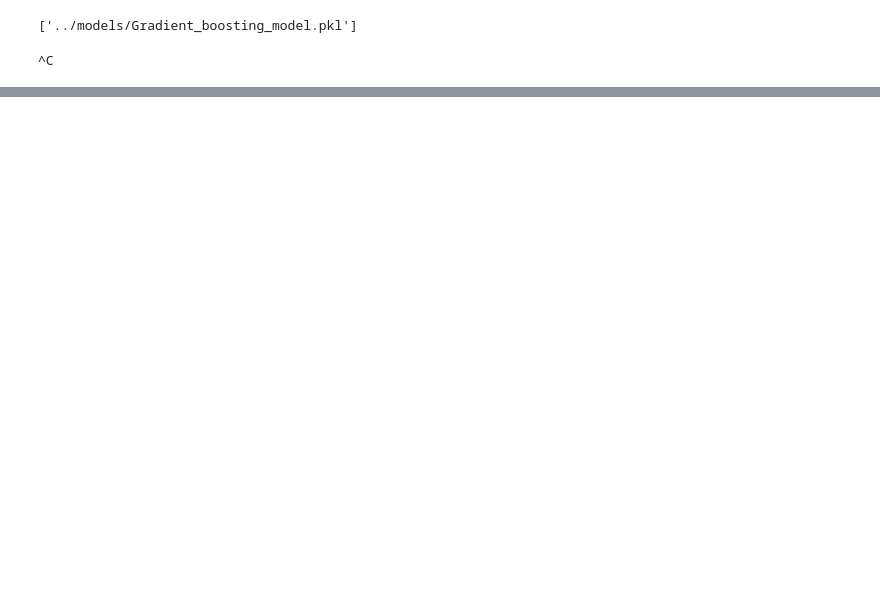
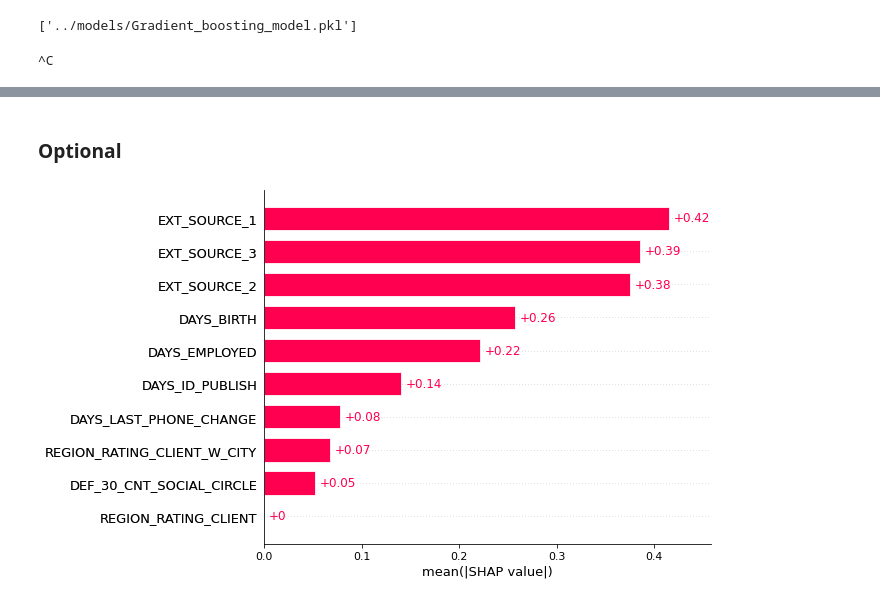
Before and after one commit to NordineOub/Home-Credit-Risk-Classification-ML, a Jupyter notebook: notebooks/ETL.ipynb, the cells around one changed output, grey strips where cells are left out. Cells and saved outputs as stored; diff of their text form; code cells hidden in the pictures; blank space fills up the shorter version.

```diff
--- a/notebooks/ETL.ipynb
+++ b/notebooks/ETL.ipynb
@@ -281,0 +356,7 @@ with mlflow.start_run() as run:
+# %% [markdown]
+### Optional
+# %%
+shap.plots.bar(shap_values_gbd, show=False)
+plt.savefig('../reports/figures/bar.png')
+# %% [output]
+[figure, added]
```
Also changed, not shown: parts of 31 cells of this notebook, 25 other files.
